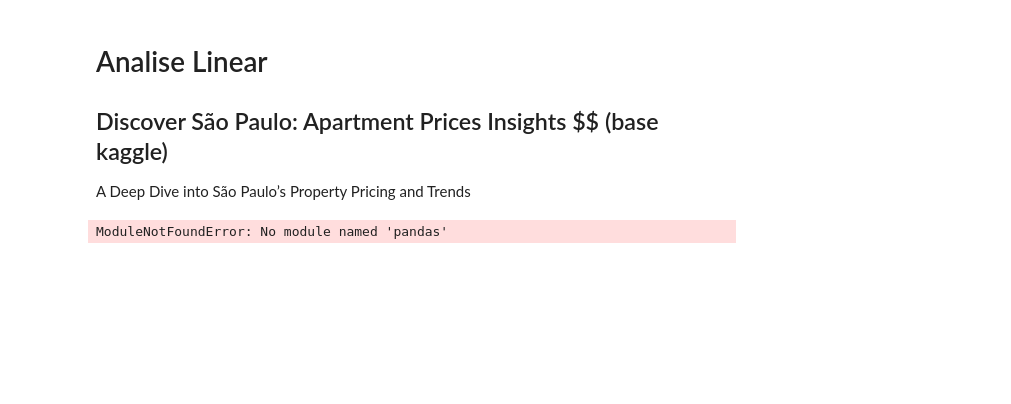
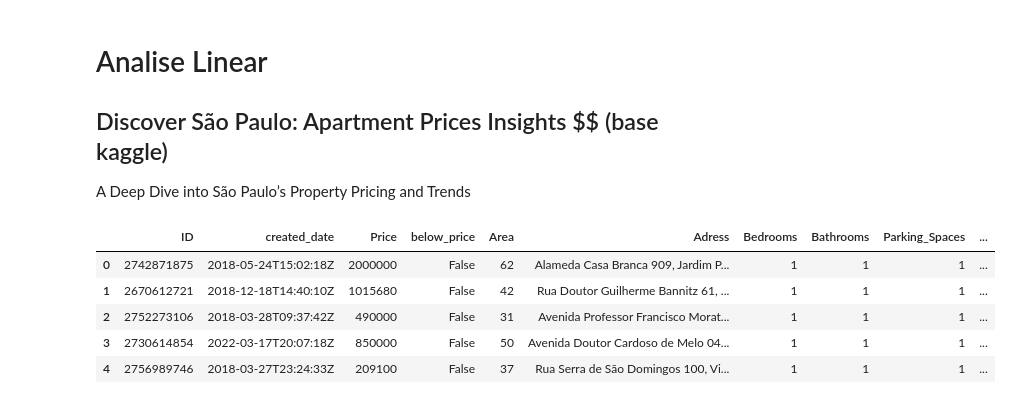
Before and after one commit to MarcioLuizBR/IA_regressao_linear_SCTEC01, a Jupyter notebook: Analise_Linear_SCTEC.ipynb, the cells around one changed output. Saved outputs shown, nothing was run; the diff lists cells and outputs as text; code cells hidden in the pictures; blank space fills up the shorter version.

```diff
--- a/Analise_Linear_SCTEC.ipynb
+++ b/Analise_Linear_SCTEC.ipynb
@@ -14,6 +14,4 @@ from sklearn.tree import DecisionTreeRegressor
 from sklearn.ensemble import RandomForestRegressor
 from sklearn.metrics import mean_squared_error
 
-df =  pd.read_csv('SaoPaulo_OnlyAppartments.csv')
+import matplotlib.pyplot as plt
-# %% [output]
-ModuleNotFoundError: No module named 'pandas'
@@ -19,0 +21,9 @@ ModuleNotFoundError: No module named 'pandas'
+# %%
+df.head()
+# %% [output]
+|  | ID | created_date | Price | below_price | Area | Adress | Bedrooms | Bathrooms | Parking_Spaces | ... |
+| 0 | 2742871875 | 2018-05-24T15:02:18Z | 2000000 | False | 62 | Alameda Casa Branca 909, Jardim P... | 1 | 1 | 1 | ... |
+| 1 | 2670612721 | 2018-12-18T14:40:10Z | 1015680 | False | 42 | Rua Doutor Guilherme Bannitz 61, ... | 1 | 1 | 1 | ... |
+| 2 | 2752273106 | 2018-03-28T09:37:42Z | 490000 | False | 31 | Avenida Professor Francisco Morat... | 1 | 1 | 1 | ... |
+| 3 | 2730614854 | 2022-03-17T20:07:18Z | 850000 | False | 50 | Avenida Doutor Cardoso de Melo 04... | 1 | 1 | 1 | ... |
+| 4 | 2756989746 | 2018-03-27T23:24:33Z | 209100 | False | 37 | Rua Serra de São Domingos 100, Vi... | 1 | 1 | 1 | ... |
```
Also changed, not shown: parts of 12 cells of this notebook.
